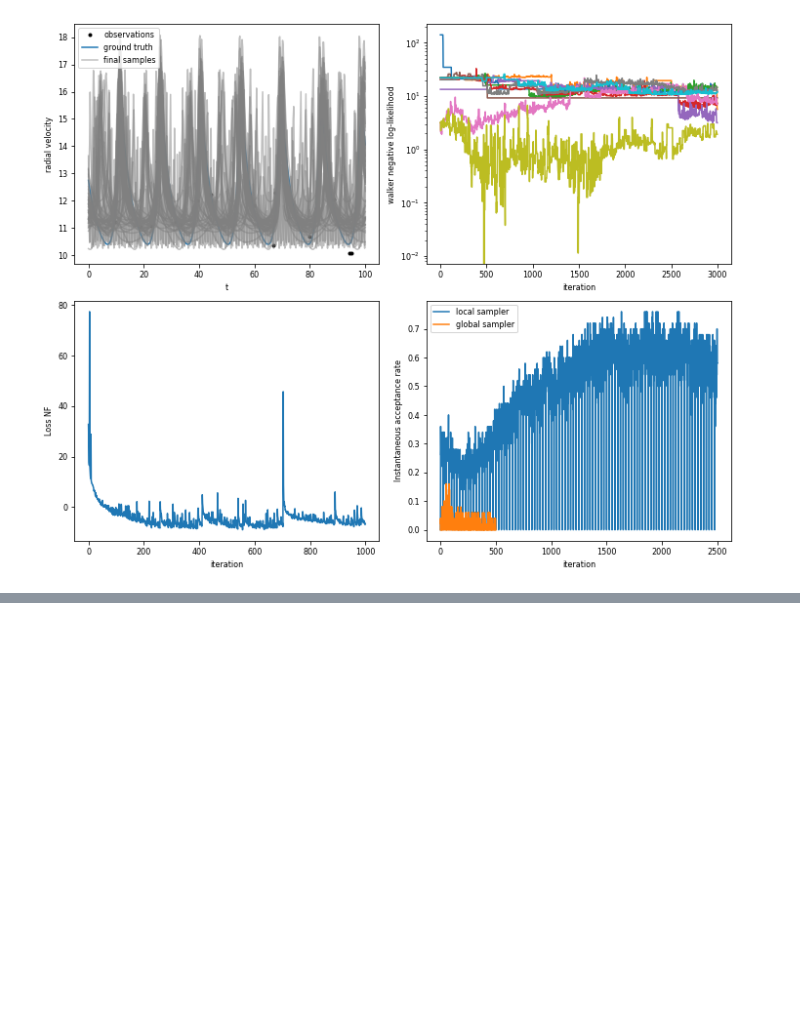
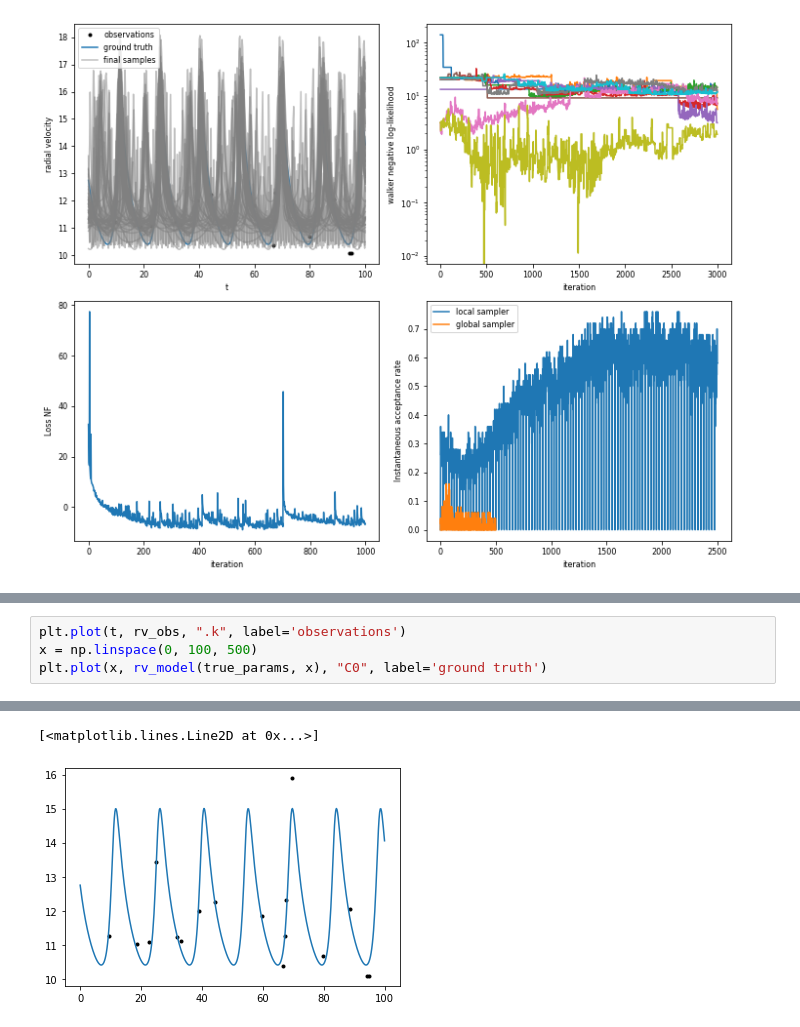
Before and after one commit to mhycheung/flowMC, a Jupyter notebook: example/kepler/visualize.ipynb, the cells around one changed output, grey strips where cells are left out. Drawn from its saved outputs; the diff is of its cells as text; blank space fills up the shorter version.

```diff
--- a/example/kepler/visualize.ipynb
+++ b/example/kepler/visualize.ipynb
@@ -115,0 +128,5 @@ plt.plot(global_accs.mean(0))
+# %%
+plt.plot(t, rv_obs, ".k", label='observations')
+x = np.linspace(0, 100, 500)
+plt.plot(x, rv_model(true_params, x), "C0", label='ground truth')
+# %% [output]
@@ -115,0 +134,2 @@ plt.plot(global_accs.mean(0))
+[<matplotlib.lines.Line2D at 0x...>]
+[figure, added]
```
Also changed, not shown: parts of 6 cells of this notebook, 1 other file.
